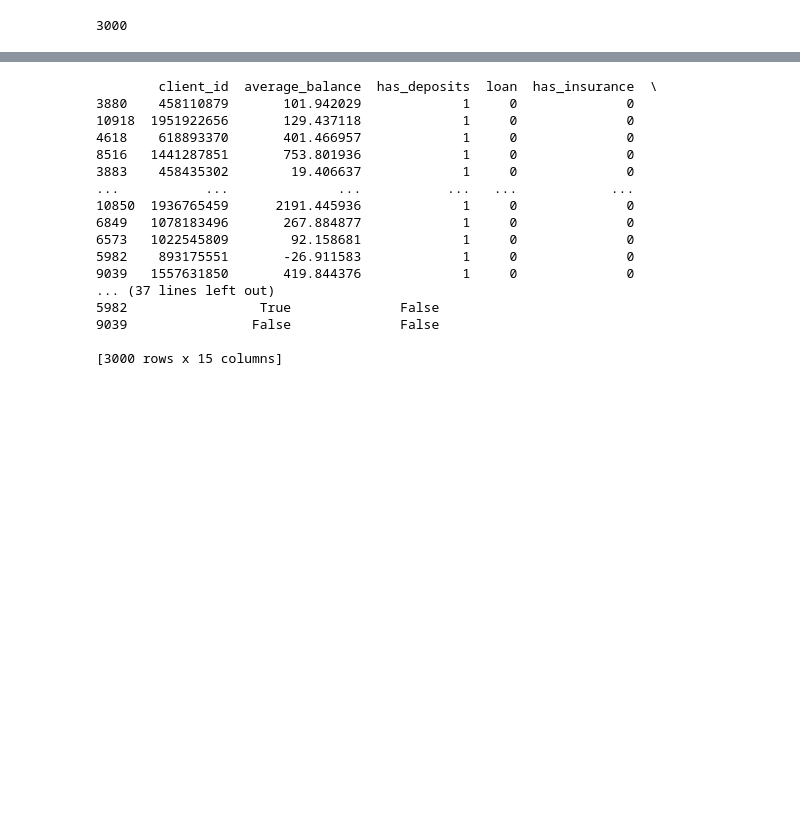
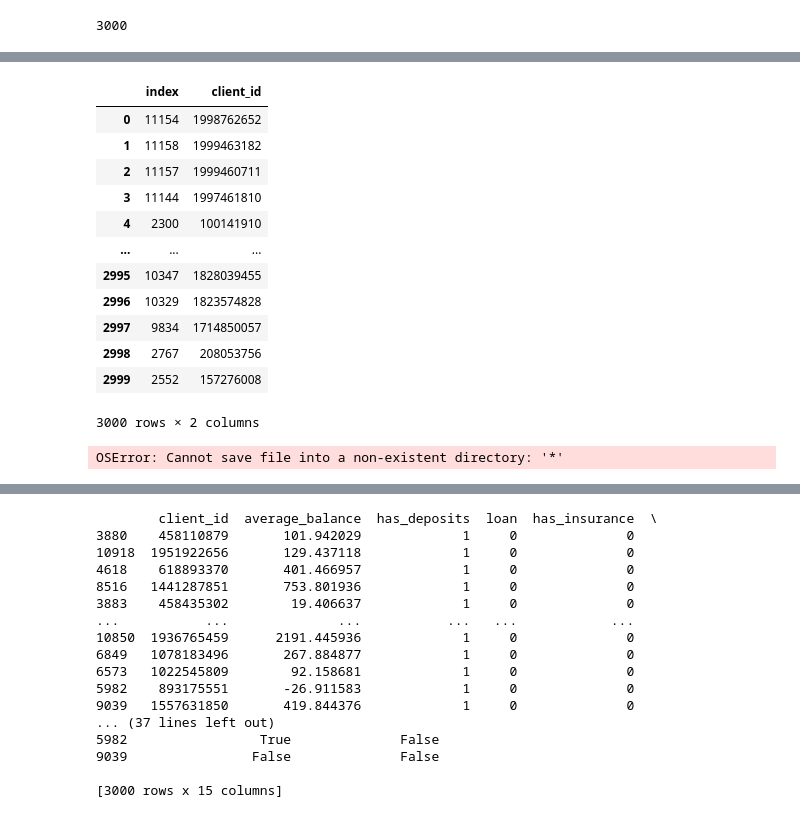
Before and after one commit to braverun/cb_case_study, a Jupyter notebook: cb_case_study.ipynb, the cells around one changed output, grey strips where cells are left out. Cells and saved outputs as stored; diff of their text form; code cells hidden in the pictures; blank space fills up the shorter version.

```diff
--- a/cb_case_study.ipynb
+++ b/cb_case_study.ipynb
@@ -718,3 +718,5 @@ threek_customers.head()
 | 11157 | 1999460711 | 205.463959 | 0 | 1 | 0 | 1 | 53 | 1 | ... |
 | 11144 | 1997461810 | 176.341393 | 0 | 0 | 0 | 1 | 50 | 1 | ... |
 | 2300 | 100141910 | 2533.575687 | 0 | 0 | 0 | 1 | 34 | 0 | ... |
+# %%
+customer_target_ids = threek_customers['client_id']
@@ -721,3 +747,23 @@ threek_customers.head()
+# %%
+customer_target_ids.reset_index()
+# %% [output]
+|  | index | client_id |
+| 0 | 11154 | 1998762652 |
+| 1 | 11158 | 1999463182 |
+| 2 | 11157 | 1999460711 |
+| 3 | 11144 | 1997461810 |
+| 4 | 2300 | 100141910 |
+| ... | ... | ... |
+| 2995 | 10347 | 1828039455 |
+| 2996 | 10329 | 1823574828 |
+| 2997 | 9834 | 1714850057 |
+| 2998 | 2767 | 208053756 |
+| 2999 | 2552 | 157276008 |
+3000 rows × 2 columns
+# %%
+customer_target_ids.to_csv('*/customer_target_ids.csv')
+# %% [output]
+OSError: Cannot save file into a non-existent directory: '*'
 # %%
 threek_customers.age.unique()
 
```
Also changed, not shown: parts of 4 cells of this notebook, 4 other files.
